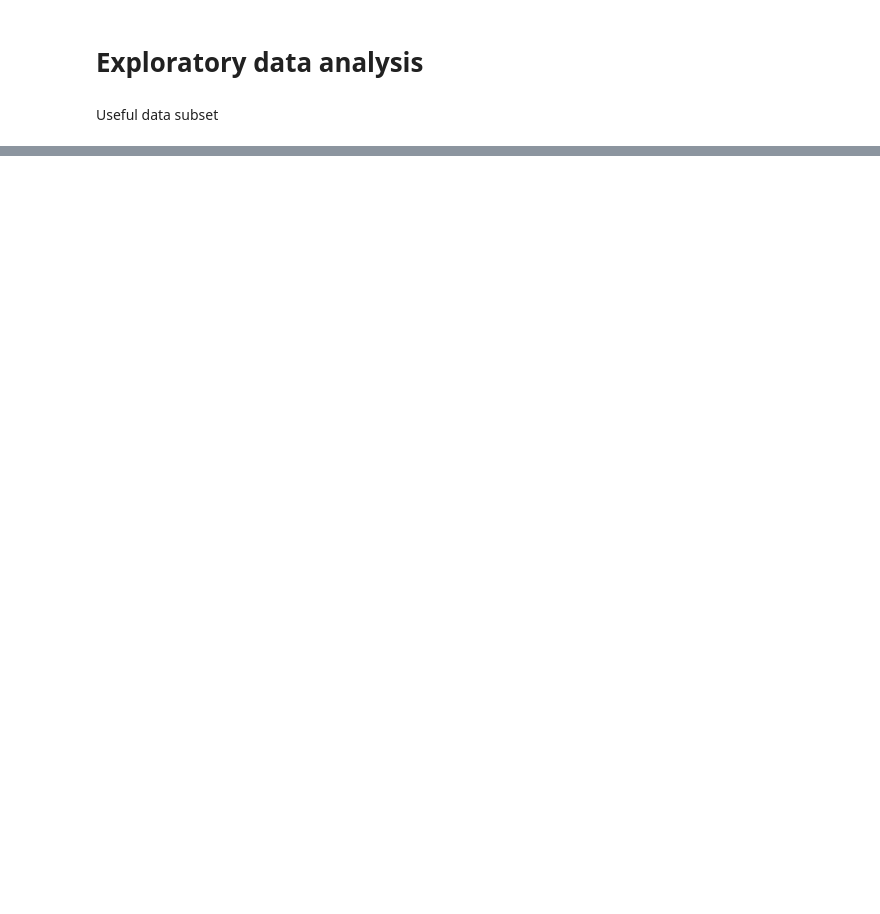
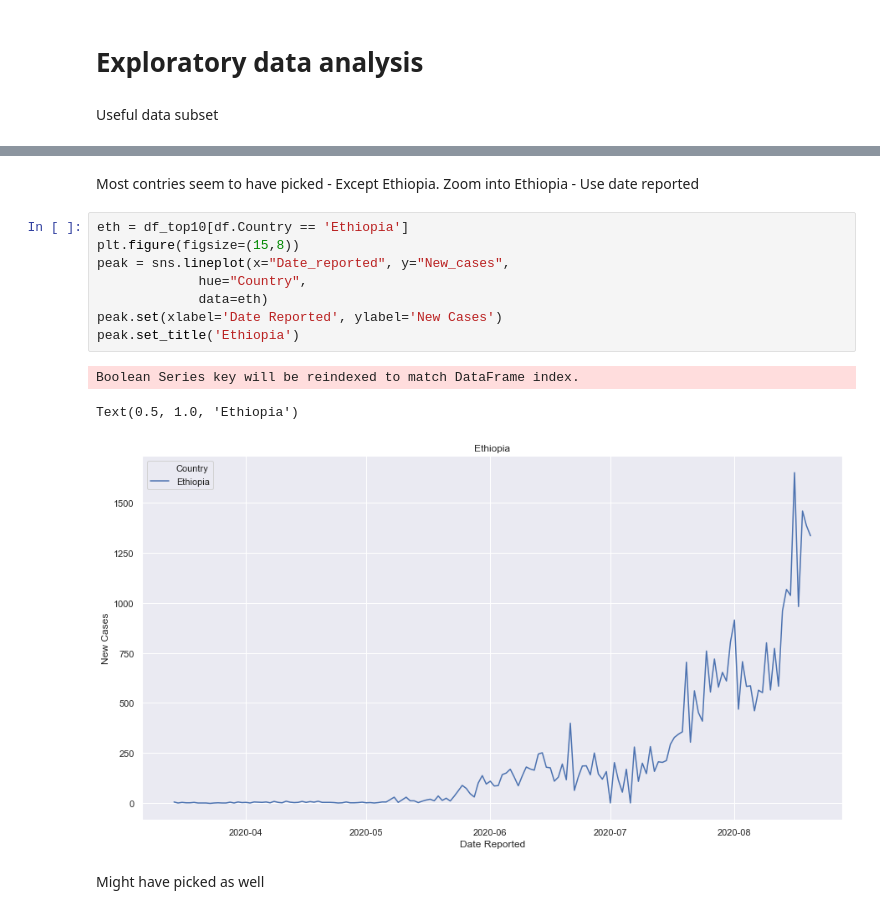
Before and after one commit to ngaruko/covid-africa, a Jupyter notebook: covid.ipynb, the cells around one changed output, grey strips where cells are left out. Saved outputs shown, nothing was run; the diff lists cells and outputs as text; blank space fills up the shorter version.

```diff
--- a/covid.ipynb
+++ b/covid.ipynb
@@ -77,0 +337,17 @@ df.describe().transpose()
+# %% [markdown]
+Most contries seem to have picked - Except Ethiopia. Zoom into Ethiopia -
+Use date reported
+# %%
+eth = df_top10[df.Country == 'Ethiopia']
+plt.figure(figsize=(15,8))
+peak = sns.lineplot(x="Date_reported", y="New_cases",
+             hue="Country",
+             data=eth)
+peak.set(xlabel='Date Reported', ylabel='New Cases')
+peak.set_title('Ethiopia')
+# %% [output]
+Boolean Series key will be reindexed to match DataFrame index.
+Text(0.5, 1.0, 'Ethiopia')
+[figure, added]
+# %% [markdown]
+Might have picked as well
```
Also changed, not shown: parts of 36 cells of this notebook.
